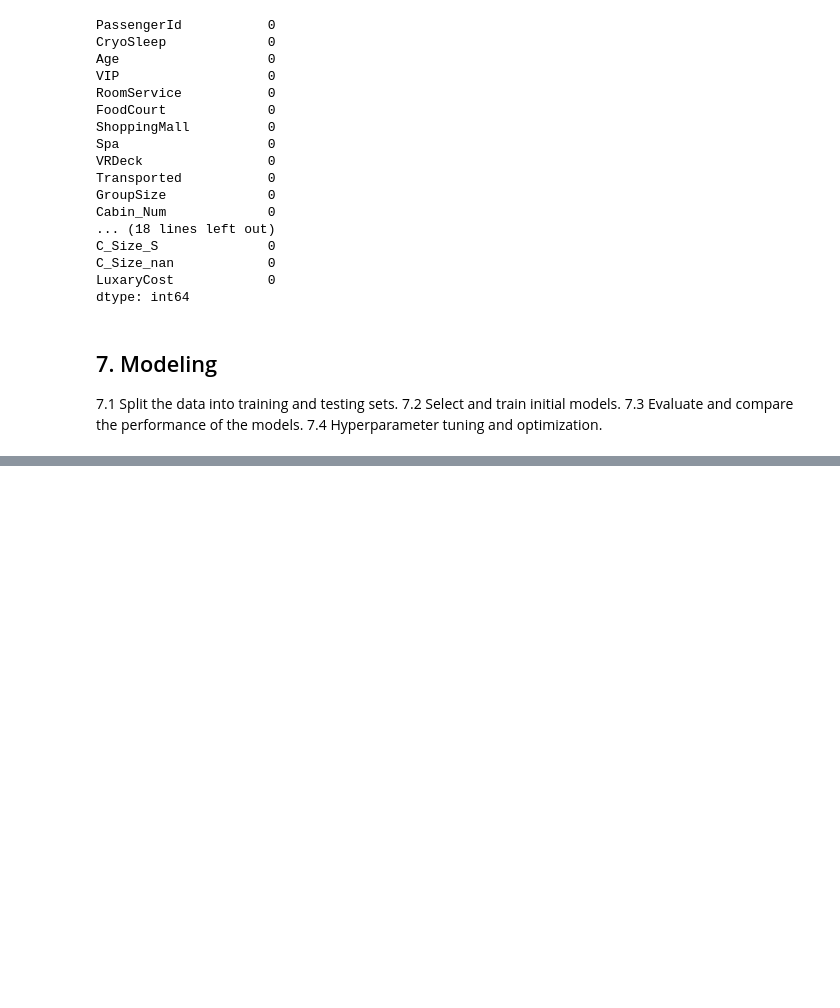
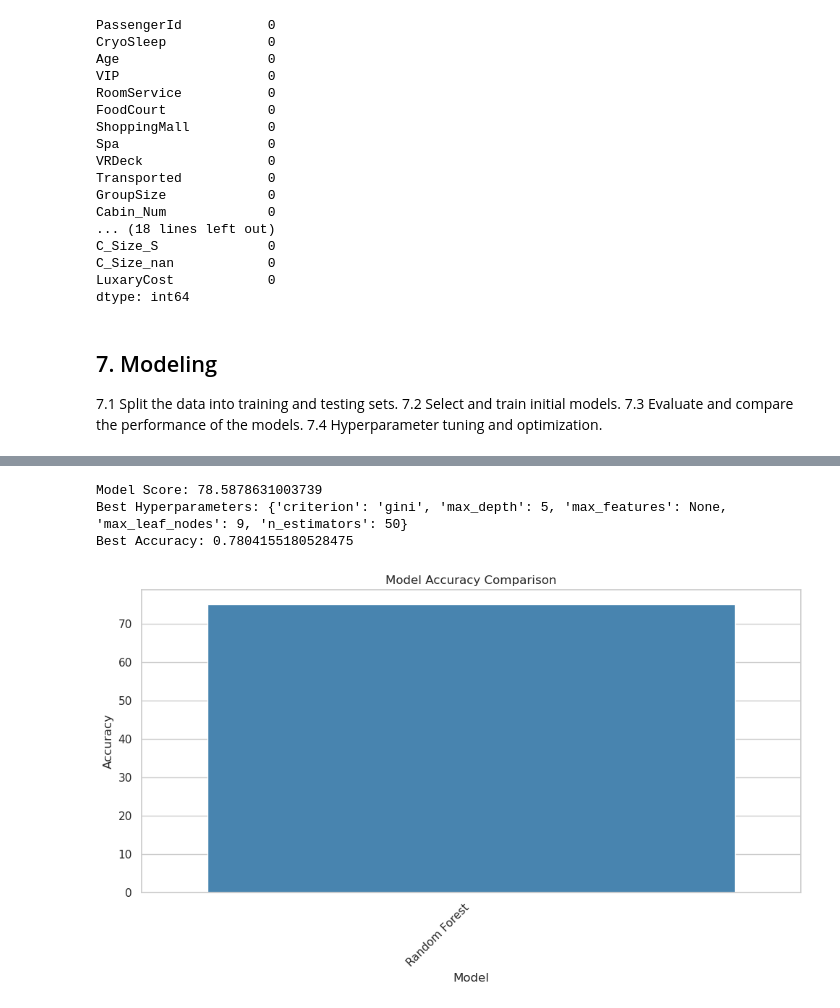
Before and after one commit to felipedepauli/challenges, a Jupyter notebook: 02_spaceship/program_v2.ipynb, the cells around one changed output, grey strips where cells are left out. Cells and saved outputs as stored; diff of their text form; code cells hidden in the pictures; blank space fills up the shorter version.

```diff
--- a/02_spaceship/program_v2.ipynb
+++ b/02_spaceship/program_v2.ipynb
@@ -598,7 +641,7 @@ min         0.000000
 max       255.000000
 Name: Cabin_Num, dtype: float64
 # %%
-df["Cabin_Num"] = df["Cabin_Num"].fillna(df["Cabin_Num"].mean())
+# df["Cabin_Num"] = df["Cabin_Num"].fillna(df["Cabin_Num"].mean())
 # %%
 df.isna().sum()
 # %% [output]
@@ -627,7 +670,7 @@ dtype: int64
 7.4 Hyperparameter tuning and optimization.
 # %%
 X = df.drop(['PassengerId', 'Transported'], axis=1)
-y = df["PassengerId"]
+y = df["Transported"]
 # %%
 
 print(f'{X.shape}')
@@ -666,11 +709,11 @@ from sklearn.metrics import accuracy_score
 
 # Modelos
 models = {
-    # 'Logistic Regression': LogisticRegression(),
-    # 'Decision Tree': DecisionTreeClassifier(),
+    'Logistic Regression': LogisticRegression(max_iter=10000),
+    'Decision Tree': DecisionTreeClassifier(),
     'Random Forest': RandomForestClassifier(),
     'Gradient Boosting': GradientBoostingClassifier(),
-    # 'Support Vector Classifier': SVC(),
+    'Support Vector Classifier': SVC(),
 }
 
 # Treinar e avaliar modelos
@@ -681,0 +788,52 @@ for name, model in models.items():
+# %%
+# RANDOM FOREST
+from sklearn.model_selection import GridSearchCV
+# Define the hyperparameters and their values to search
+param_grid = {
+                "criterion" : ("gini", "entropy", "log_loss"),
+                'n_estimators': [25, 50, 100, 150],
+                "max_depth" : range(1,11),
+                'max_features': ['sqrt', 'log2', None],
+                'max_leaf_nodes': [3, 6, 9],
+              }
+model_accuracies={}
+# Create a RandomForestClassifier
+model = RandomForestClassifier(random_state=420)
+
+# Initialize GridSearchCV with the model, hyperparameters, and cross-validation strategy
+rf_model = GridSearchCV(model, param_grid, n_jobs=-1)
+
+# Fit the GridSearchCV to the data
+rf_model.fit(X_train, y_train)
+score=rf_model.score(X_train, y_train)*100
+print("Model Score:", score)
+# Print the best hyperparameters and corresponding accuracy score
+print("Best Hyperparameters:", rf_model.best_params_)
+print("Best Accuracy:", rf_model.best_score_)
+# %% [output]
+Model Score: 78.5878631003739
+Best Hyperparameters: {'criterion': 'gini', 'max_depth': 5, 'max_features': None, 'max_leaf_nodes': 9, 'n_estimators': 50}
+Best Accuracy: 0.7804155180528475
+# %%
+rf_model = RandomForestClassifier(
+    max_depth       = 5,
+    max_leaf_nodes  = 9,
+    n_estimators    = 50
+)
+rf_model.fit(X_train, y_train)
+score=rf_model.score(X_train, y_train)*100
+model_accuracies['Random Forest'] = score
+# %%
+accuracy_df = pd.DataFrame(list(model_accuracies.items()), columns=['Model', 'Accuracy'])
+# Step 6: Create the plot using Seaborn
+plt.figure(figsize=(10, 6))
+sns.set(style="whitegrid")
+plot = sns.barplot(x='Model', y='Accuracy', data=accuracy_df, palette="Blues_d")
+plot.set_title('Model Accuracy Comparison')
+plot.set_xlabel('Model')
+plot.set_ylabel('Accuracy')
+plot.set_xticklabels(plot.get_xticklabels(), rotation=45, horizontalalignment='right')
+plt.tight_layout()
+plt.show()
+# %% [output]
+[figure, added]
```
Also changed, not shown: parts of 44 cells of this notebook, 1 other file.
